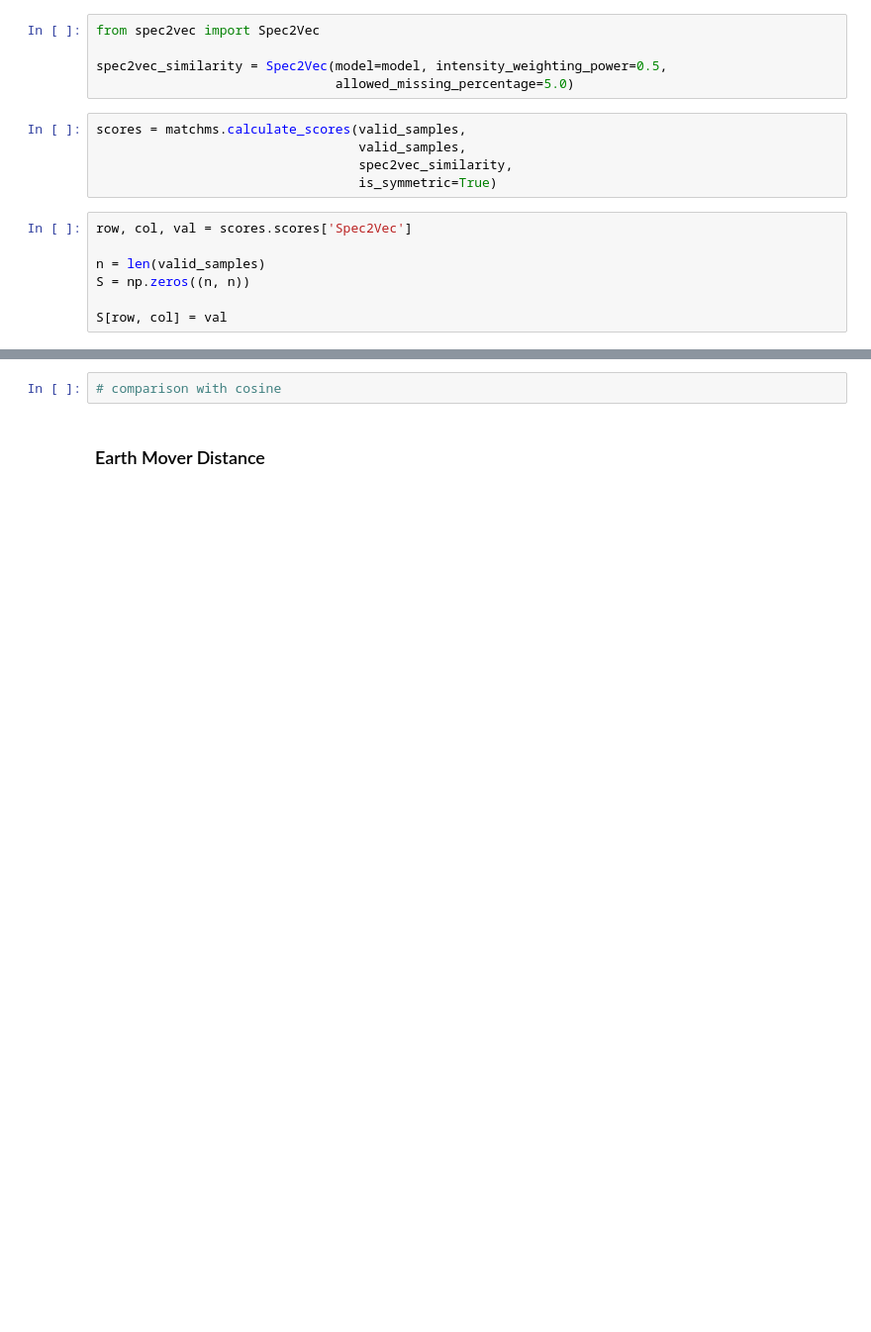
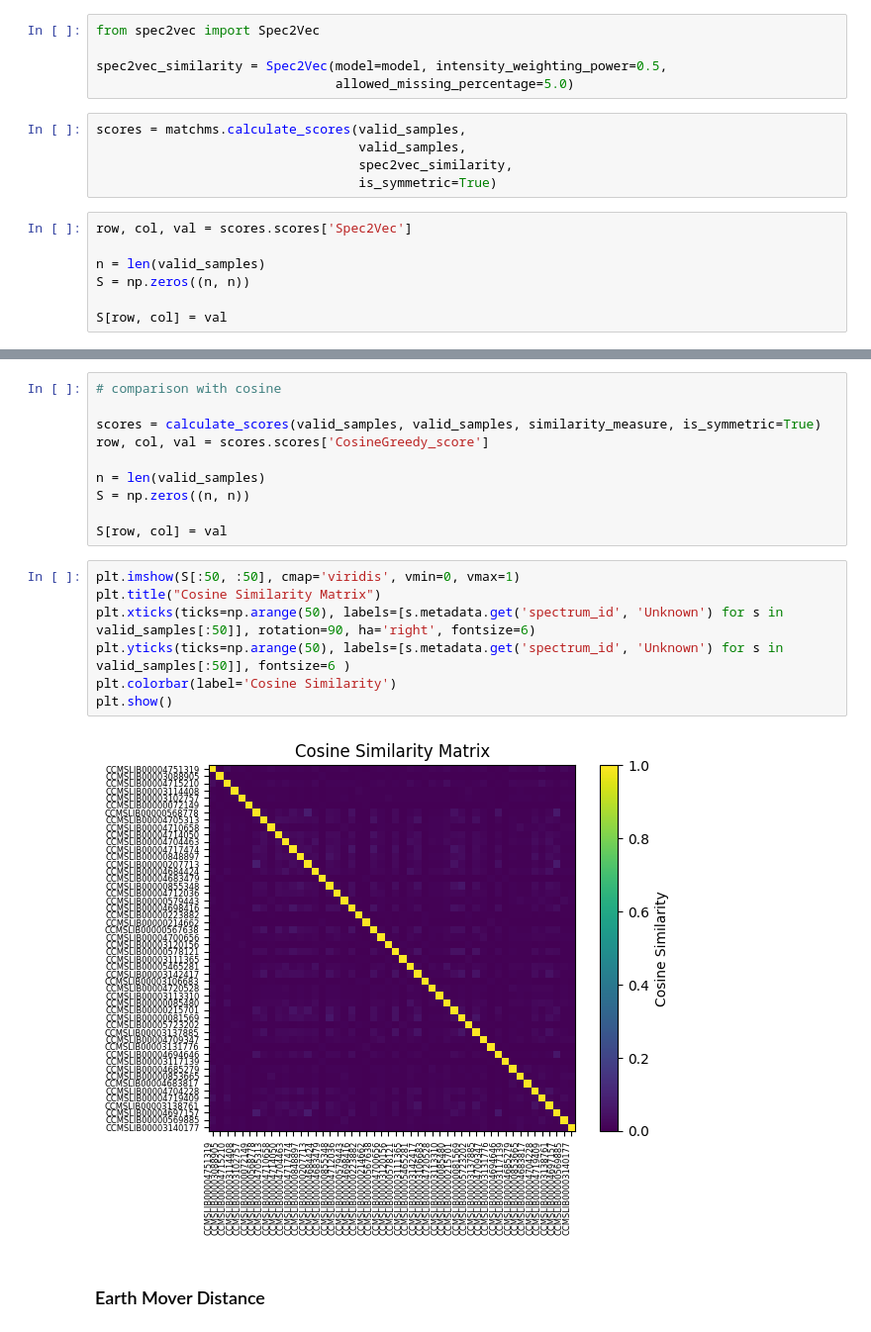
Before and after one commit to ongarileonardo/plant_bioactivities, a Jupyter notebook: src/EDA.ipynb, the cells around one changed output, grey strips where cells are left out. Shown at 99% size. Cells and saved outputs as stored; diff of their text form; blank space fills up the shorter version.

```diff
--- a/src/EDA.ipynb
+++ b/src/EDA.ipynb
@@ -280,4 +297,21 @@ plt.show()
 # %%
 # comparison with cosine
+
+scores = calculate_scores(valid_samples, valid_samples, similarity_measure, is_symmetric=True)
+row, col, val = scores.scores['CosineGreedy_score']
+
+n = len(valid_samples)
+S = np.zeros((n, n))
+
+S[row, col] = val
+# %%
+plt.imshow(S[:50, :50], cmap='viridis', vmin=0, vmax=1)
+plt.title("Cosine Similarity Matrix")
+plt.xticks(ticks=np.arange(50), labels=[s.metadata.get('spectrum_id', 'Unknown') for s in valid_samples[:50]], rotation=90, ha='right', fontsize=6)
+plt.yticks(ticks=np.arange(50), labels=[s.metadata.get('spectrum_id', 'Unknown') for s in valid_samples[:50]], fontsize=6 )
+plt.colorbar(label='Cosine Similarity')
+plt.show()
+# %% [output]
+[figure, added]
 # %% [markdown]
 ### Earth Mover Distance
```
Also changed, not shown: parts of 26 cells of this notebook.
